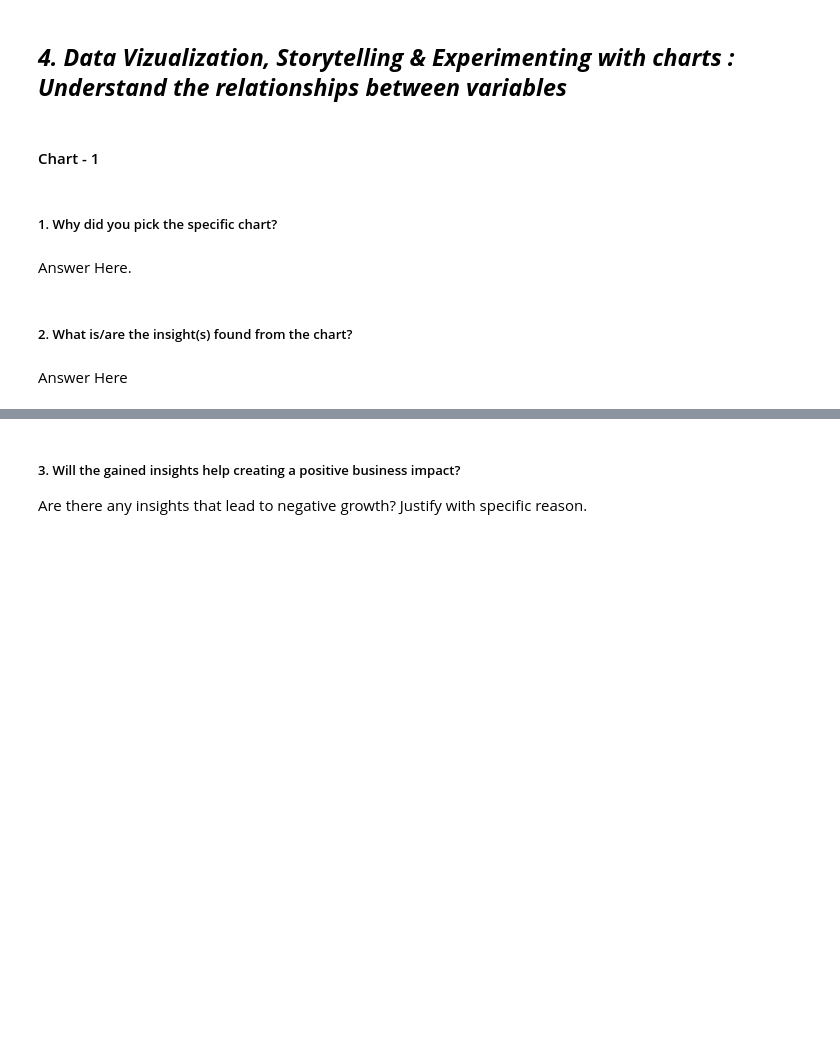
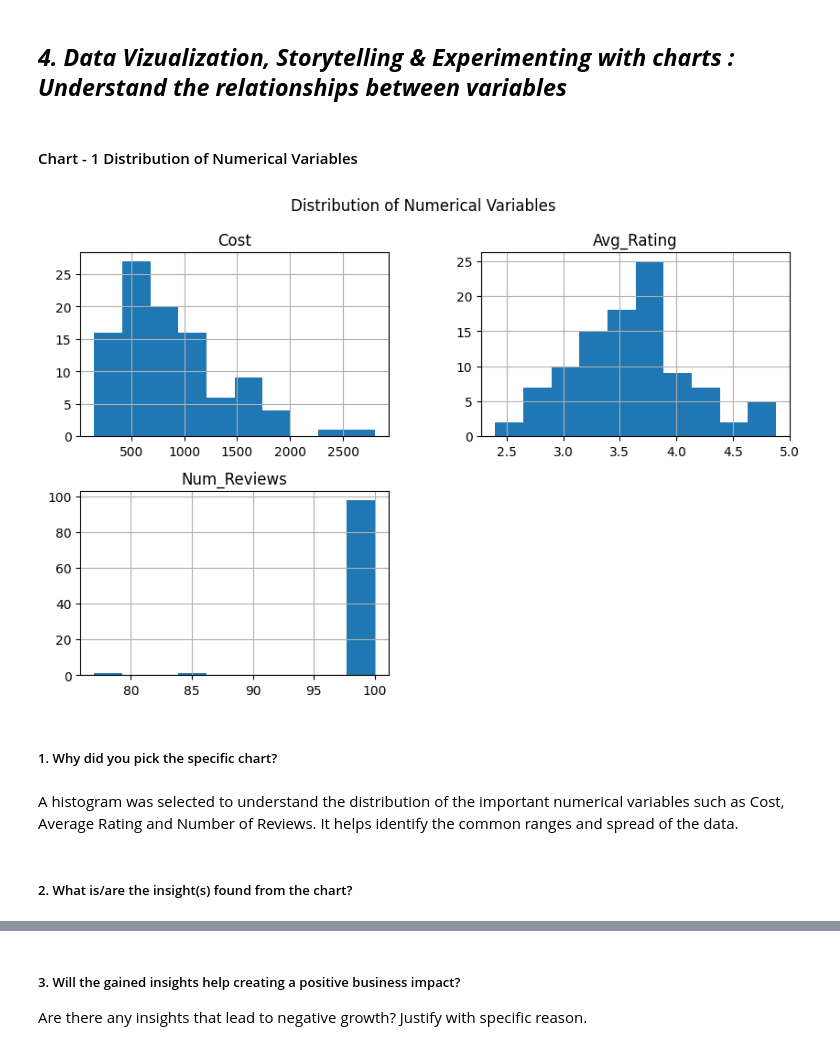
Before and after one commit to adamaneeqaqwathka-arch/Zomato-Data-Analysis, a Jupyter notebook: notebooks/Sample_ML_Submission_Template.ipynb, the cells around one changed output, grey strips where cells are left out. Cells and saved outputs as stored; diff of their text form; code cells hidden in the pictures; blank space fills up the shorter version.

Commit message:
added data visualization and insights

```diff
--- a/notebooks/Sample_ML_Submission_Template.ipynb
+++ b/notebooks/Sample_ML_Submission_Template.ipynb
@@ -555,4 +555,4 @@ dtype: int64
 # %% [markdown]
 ## ***4. Data Vizualization, Storytelling & Experimenting with charts : Understand the relationships between variables***
 # %% [markdown]
-#### Chart - 1
+#### Chart - 1 Distribution of Numerical Variables
@@ -561,8 +559,15 @@ dtype: int64
+# %%
+df[['Cost', 'Avg_Rating', 'Num_Reviews']].hist(
+    figsize=(10, 6)
+)
+
+plt.suptitle('Distribution of Numerical Variables')
+plt.show()
+# %% [output]
+[figure, added]
 # %% [markdown]
 ##### 1. Why did you pick the specific chart?
-# %% [markdown]
-Answer Here.
+# %% [markdown]
+A histogram was selected to understand the distribution of the important numerical variables such as Cost, Average Rating and Number of Reviews. It helps identify the common ranges and spread of the data.
 # %% [markdown]
 ##### 2. What is/are the insight(s) found from the chart?
-# %% [markdown]
-Answer Here
```
Also changed, not shown: parts of 125 cells of this notebook, 1 other file.
